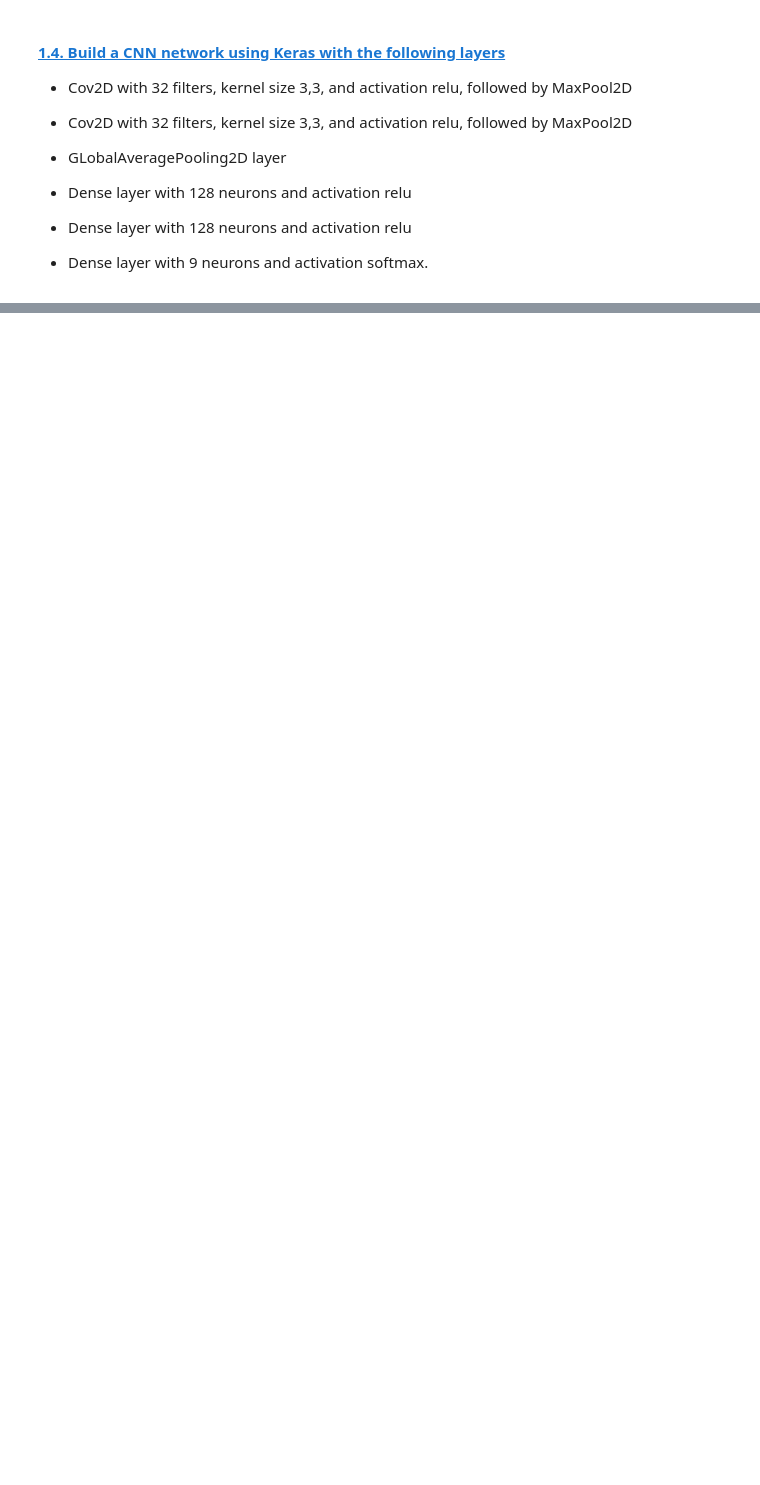
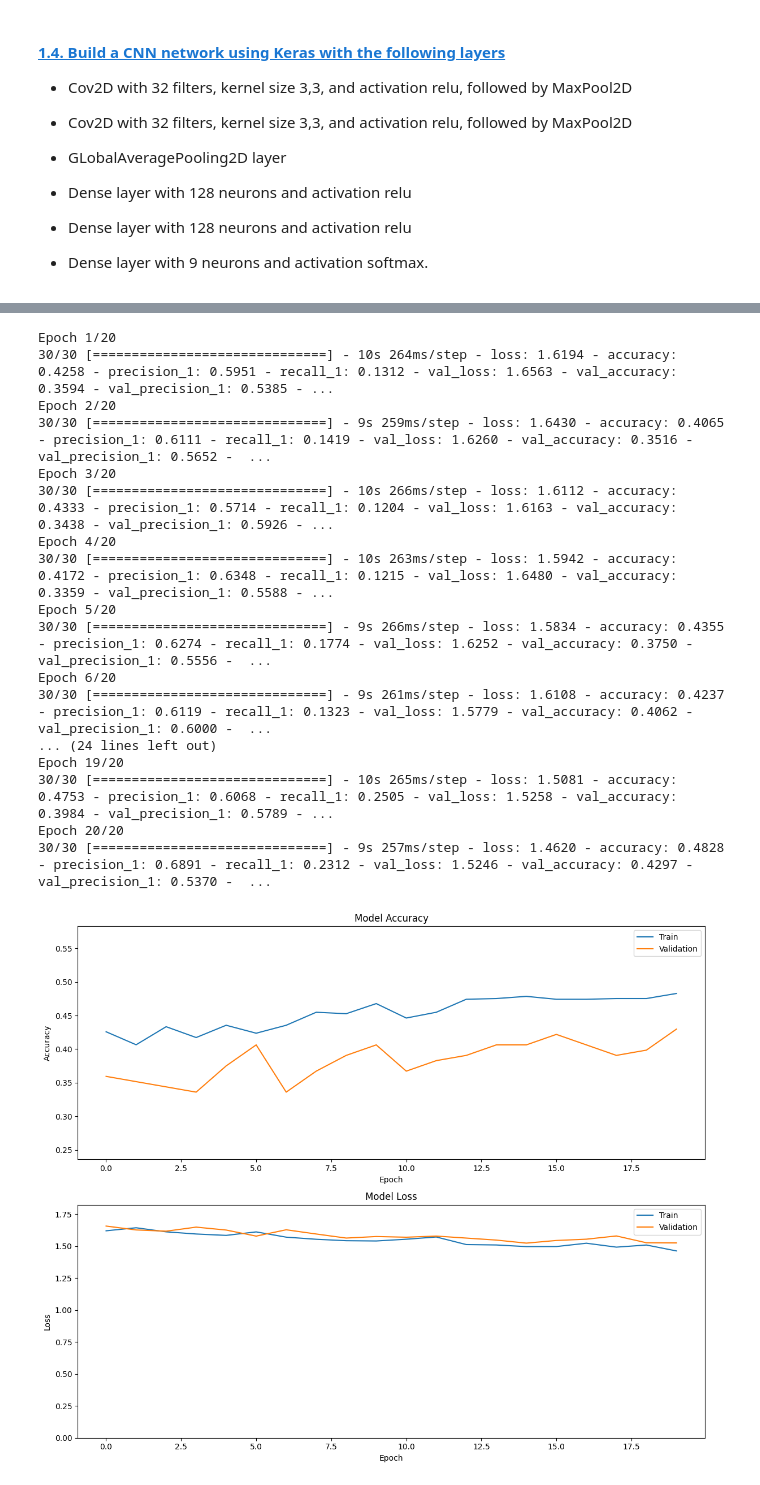
Before and after one commit to toddwalters/pgaiml-python-coding-examples, a Jupyter notebook: deep-learning/projects/automatingPortOperations/1714053668_ToddWalters_project_automating_port_operations.ipynb, the cells around one changed output, grey strips where cells are left out. Cells and saved outputs as stored; diff of their text form; code cells hidden in the pictures; blank space fills up the shorter version.

```diff
--- a/deep-learning/projects/automatingPortOperations/1714053668_ToddWalters_project_automating_port_operations.ipynb
+++ b/deep-learning/projects/automatingPortOperations/1714053668_ToddWalters_project_automating_port_operations.ipynb
@@ -389,0 +491,15 @@ _________________________________________________________________
+# %%
+from tensorflow.keras.optimizers import Adam
+from tensorflow.keras.metrics import Precision, Recall
+
+# Compile the model
+model.compile(
+    optimizer=Adam(),
+    loss='categorical_crossentropy',
+    metrics=['accuracy', Precision(), Recall()]
+)
+
+print("Model compiled successfully with the following configuration:")
+print(f"Optimizer: Adam")
+print(f"Loss function: Categorical Crossentropy")
+print(f"Metrics: Accuracy, Precision, Recall")
@@ -389,0 +581,65 @@ _________________________________________________________________
+# %%
+import matplotlib.pyplot as plt
+
+# Train the model
+history = model.fit(
+    train_ds,
+    validation_data=val_ds,
+    epochs=20,
+    verbose=1
+)
+
+# Updated function to plot training history
+def plot_training_history(history):
+    metrics = ['accuracy', 'loss']
+    fig, axs = plt.subplots(2, 1, figsize=(12, 10))
+
+    for i, metric in enumerate(metrics):
+        ax = axs[i]
+        ax.plot(history.history[metric], label='Train')
+        ax.plot(history.history[f'val_{metric}'], label='Validation')
+        ax.set_title(f'Model {metric.capitalize()}')
+        ax.set_xlabel('Epoch')
+        ax.set_ylabel(metric.capitalize())
+        ax.legend()
+
+        if metric == 'accuracy':
+            # Dynamically set y-axis limits for accuracy
+            min_acc = min(min(history.history[metric]), min(history.history[f'val_{metric}']))
+            max_acc = max(max(history.history[metric]), max(history.history[f'val_{metric}']))
+            ax.set_ylim([max(0, min_acc - 0.1), min(1, max_acc + 0.1)])
+        elif metric == 'loss':
+            # For loss, we typically want to start from 0
+            max_loss = max(max(history.history[metric]), max(history.history[f'val_{metric}']))
+            ax.set_ylim([0, max_loss * 1.1])
+
+    plt.tight_layout()
+    plt.show()
+
+# Plot the training history
+plot_training_history(history)
+
+# Print final training and validation metrics
+print("Final training accuracy: {:.2f}%".format(history.history['accuracy'][-1] * 100))
+print("Final validation accuracy: {:.2f}%".format(history.history['val_accuracy'][-1] * 100))
+print("Final training loss: {:.4f}".format(history.history['loss'][-1]))
+print("Final validation loss: {:.4f}".format(history.history['val_loss'][-1]))
+# %% [output]
+Epoch 1/20
+30/30 [==============================] - 10s 264ms/step - loss: 1.6194 - accuracy: 0.4258 - precision_1: 0.5951 - recall_1: 0.1312 - val_loss: 1.6563 - val_accuracy: 0.3594 - val_precision_1: 0.5385 - ...
+Epoch 2/20
+30/30 [==============================] - 9s 259ms/step - loss: 1.6430 - accuracy: 0.4065 - precision_1: 0.6111 - recall_1: 0.1419 - val_loss: 1.6260 - val_accuracy: 0.3516 - val_precision_1: 0.5652 -  ...
+Epoch 3/20
+30/30 [==============================] - 10s 266ms/step - loss: 1.6112 - accuracy: 0.4333 - precision_1: 0.5714 - recall_1: 0.1204 - val_loss: 1.6163 - val_accuracy: 0.3438 - val_precision_1: 0.5926 - ...
+Epoch 4/20
+30/30 [==============================] - 10s 263ms/step - loss: 1.5942 - accuracy: 0.4172 - precision_1: 0.6348 - recall_1: 0.1215 - val_loss: 1.6480 - val_accuracy: 0.3359 - val_precision_1: 0.5588 - ...
+Epoch 5/20
+30/30 [==============================] - 9s 266ms/step - loss: 1.5834 - accuracy: 0.4355 - precision_1: 0.6274 - recall_1: 0.1774 - val_loss: 1.6252 - val_accuracy: 0.3750 - val_precision_1: 0.5556 -  ...
+Epoch 6/20
+30/30 [==============================] - 9s 261ms/step - loss: 1.6108 - accuracy: 0.4237 - precision_1: 0.6119 - recall_1: 0.1323 - val_loss: 1.5779 - val_accuracy: 0.4062 - val_precision_1: 0.6000 -  ...
+... (24 lines left out)
+Epoch 19/20
+30/30 [==============================] - 10s 265ms/step - loss: 1.5081 - accuracy: 0.4753 - precision_1: 0.6068 - recall_1: 0.2505 - val_loss: 1.5258 - val_accuracy: 0.3984 - val_precision_1: 0.5789 - ...
+Epoch 20/20
+30/30 [==============================] - 9s 257ms/step - loss: 1.4620 - accuracy: 0.4828 - precision_1: 0.6891 - recall_1: 0.2312 - val_loss: 1.5246 - val_accuracy: 0.4297 - val_precision_1: 0.5370 -  ...
+[figure, added]
```
Also changed, not shown: parts of 15 cells of this notebook.
